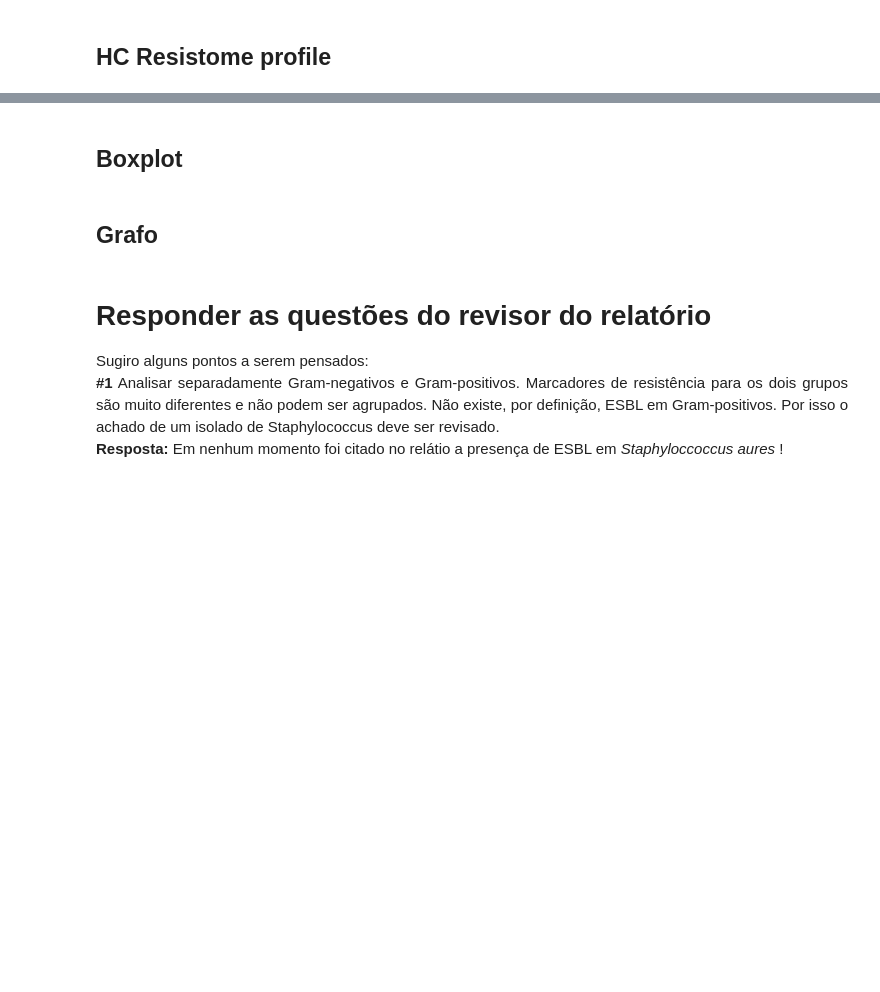
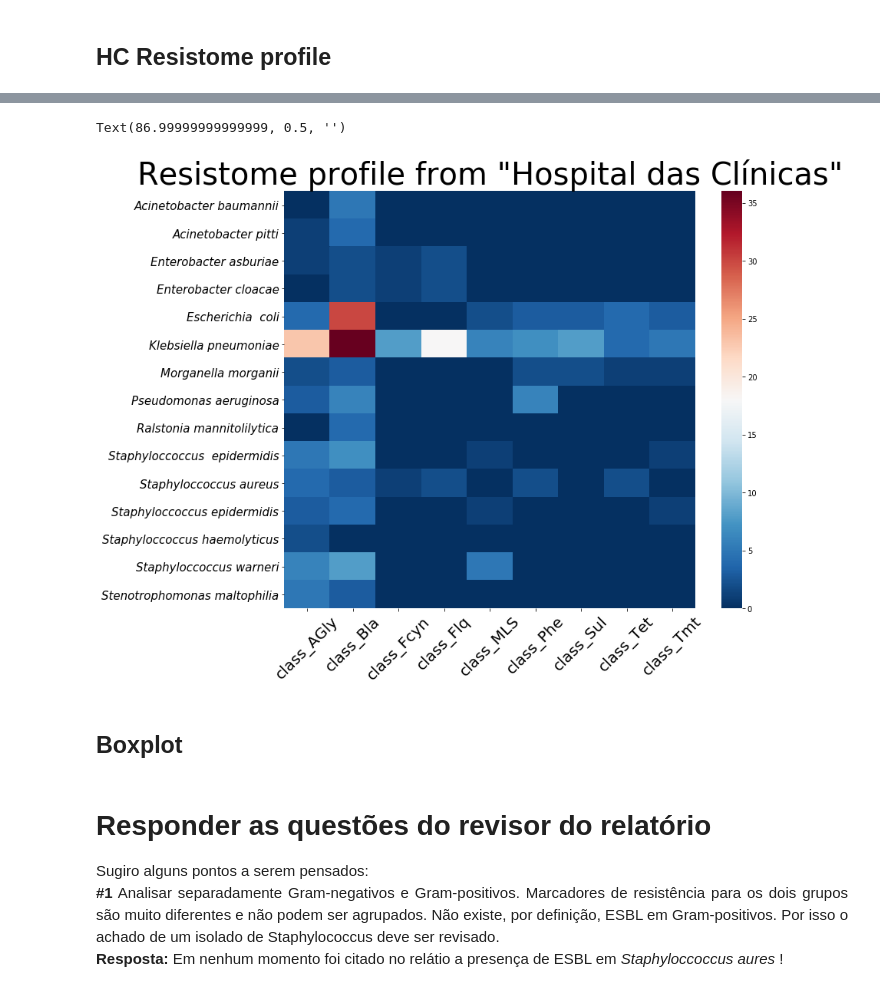
Before and after one commit to tiagocabralborelli/ARG-Sentinel, a Jupyter notebook: codehc.ipynb, the cells around one changed output, grey strips where cells are left out. Drawn from its saved outputs; the diff is of its cells as text; code cells hidden in the pictures; blank space fills up the shorter version.

```diff
--- a/codehc.ipynb
+++ b/codehc.ipynb
@@ -79,2 +23,16 @@ Done.
 # %% [markdown]
 ## Load dataframes
+# %%
+#Argannot
+argannot = pd.read_csv("~/documentos/github/ARG-Sentinel/spreadsheets/argannot_hc.csv",sep = '\t', names = ['file','sequence','start','end','strand','gene','coverage','coverage_map','gaps','coverage_pec','identity_perc','database','accession','product','resistance'])
+argannot['file'] = argannot['file'].apply(lambda x: x.split('/')[-1])
+argannot['species'] = None
+#Add column species
+species = pd.read_csv('~/documentos/github/ARG-Sentinel/spreadsheets/info.csv')
+species['assembly'] = species['assembly'].apply(lambda x: x + '.fasta')
+argannot.set_index('file', inplace = True)
+for i in species.itertuples():
+    if i.assembly in argannot.index:
+        argannot.loc[i.assembly,['species']] = i.specie
+argannot.reset_index(inplace = True)
+argannot.head()
@@ -81,5 +66,7 @@ Done.
 # %% [markdown]
 ## HC Resistome profile
 # %%
-argannot['class'] = argannot['gene'].apply(lambda x: x.split(')')[0]).apply(lambda y: y.split('(')[1]) #criando a coluna "class"
-argannot['genomes'] = argannot['species'] +'_'+argannot['file']
+argannot['class'] = argannot['gene'].apply(lambda x: x.split(')')[0]).apply(lambda y: y.split('(')[1]) #Creating the "class" column
+profile = argannot[['species','class']].set_index('species') # take important columns
+profile = pd.get_dummies(profile).groupby(level = 0).sum()
+profile.head()
@@ -88,13 +81,16 @@ heatspecies = pd.get_dummies(argannot[['class','genomes']].set_index('genomes'))
 # %%
 plt.figure(figsize = (12,10))
 
-sns.heatmap(heatspecies, cmap = "RdBu_r")
-#plt.title('Perfil do resistoma do Hospital das Clínicas', fontsize = 20, y = .8)
+sns.heatmap(profile, cmap = "RdBu_r")
+plt.title('Resistome profile from "Hospital das Clínicas"', fontsize = 40, y = .8)
 plt.colormaps()
-plt.xticks(fontsize = 20)
-plt.yticks(fontsize = 15)
+plt.xticks(fontsize = 20, rotation = 45)
+plt.yticks(fontsize = 15, fontstyle = 'italic')
 plt.ylabel('')
 #plt.savefig('heatmapmap_classes_argannot.png', bbox_inches = 'tight',dpi = 600)
+# %% [output]
+Text(86.99999999999999, 0.5, '')
+[figure, added]
 # %% [markdown]
 ## Boxplot
 # %%
@@ -130,5 +126,3 @@ plt.xticks(fontsize = 18)
 plt.yticks(fontsize = 18)
 
 #plt.savefig(r'C:\Users\tiago\Google Drive\lab\fapesp\mestrado\projetospython\abricate\campinas\hc\figuras_hc\boxplots2.png',bbox_inches = 'tight',dpi = 600)
-# %% [markdown]
-## Grafo
```
Also changed, not shown: parts of 22 cells of this notebook, 41 other files.
